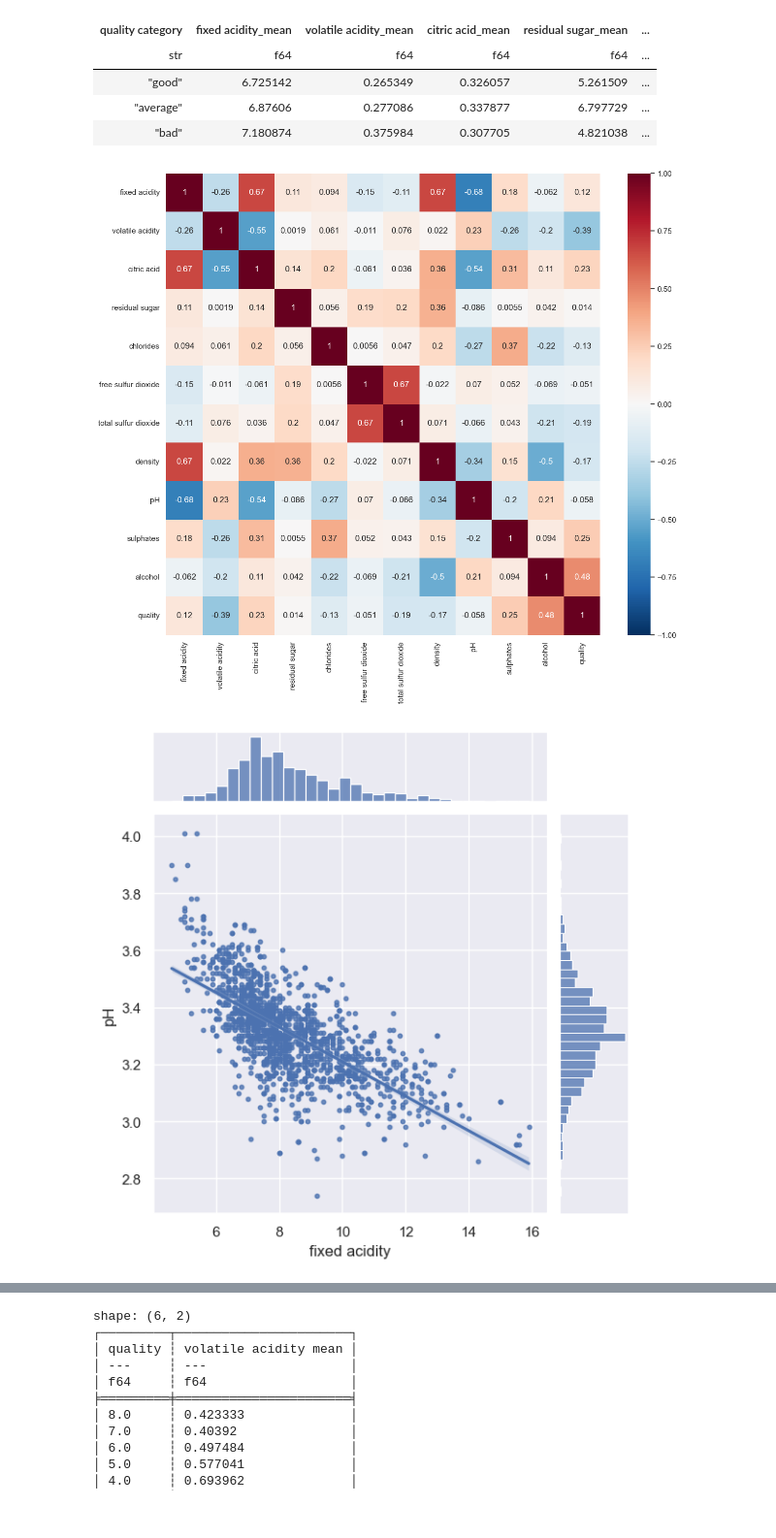
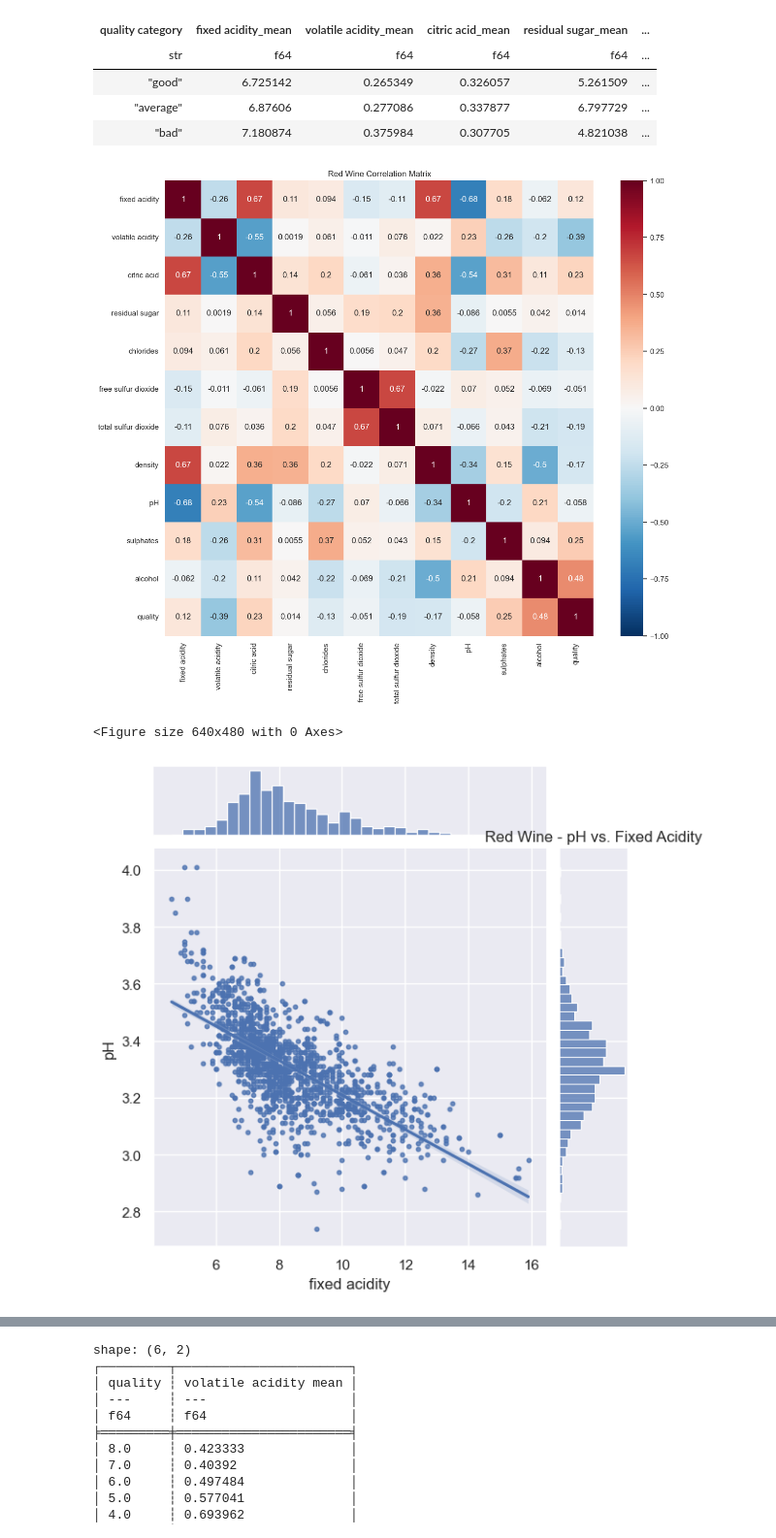
Before and after one commit to kazgar/wine_quality, a Jupyter notebook: src/wine_quality/data_visualization.ipynb, the cells around one changed output, grey strips where cells are left out. Shown at 97% size. Saved outputs shown, nothing was run; the diff lists cells and outputs as text; code cells hidden in the pictures.

```diff
--- a/src/wine_quality/data_visualization.ipynb
+++ b/src/wine_quality/data_visualization.ipynb
@@ -256,15 +256,19 @@ shape: (3, 13)
 red_wine_corr = red_wine_df.corr()
 plt.figure(figsize=(14, 12))
 heatmap = sns.heatmap(red_wine_corr, annot=True, linewidths=0, vmin=-1, cmap='RdBu_r', xticklabels=red_wine_df.columns, yticklabels=red_wine_df.columns)
+plt.title('Red Wine Correlation Matrix')
+plt.savefig(PROJECT_ROOT / 'figures' / 'red' / 'correlation_matrix')
 # %% [output]
-[figure, old version]
+[figure, new version]
 # %%
 def make_scatter_hist(
         df:pl.DataFrame,
         x:str,
         y:str,
-        filename:Path
+        filename:Path,
+        title:str
 ) -> None:
+    plt.figure()
     gridA = (sns.JointGrid(
         x=x,
         y=y,
@@ -273,9 +277,17 @@ def make_scatter_hist(
     .plot_joint(sns.regplot, scatter_kws={'s':10})
     .plot_marginals(sns.histplot)
     )
+    plt.title(title)
     gridA.savefig(filename)
 # %%
-make_scatter_hist(df=red_wine_df[['fixed acidity', 'pH']], x='fixed acidity', y='pH', filename=PROJECT_ROOT / 'figures' / 'red' / 'fixedAcidity_pH')
+make_scatter_hist(
+    df=red_wine_df[['fixed acidity', 'pH']],
+    x='fixed acidity',
+    y='pH',
+    filename=PROJECT_ROOT / 'figures' / 'red' / 'fixedAcidity_pH',
+    title='Red Wine - pH vs. Fixed Acidity'
+)
 # %% [output]
+<Figure size 640x480 with 0 Axes>
-[figure, old version]
+[figure, new version]
 # %%
```
Also changed, not shown: parts of 15 cells of this notebook.
